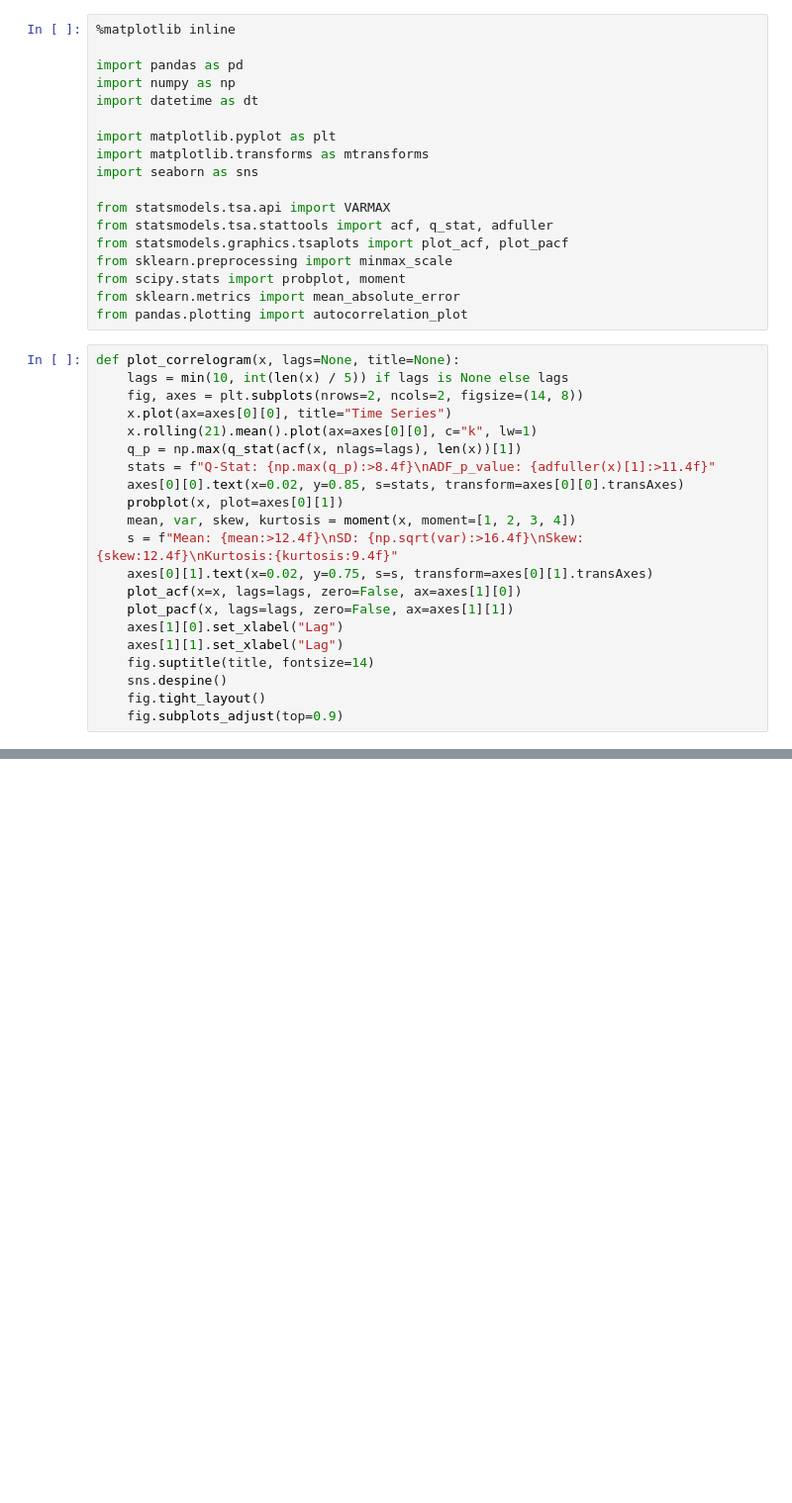
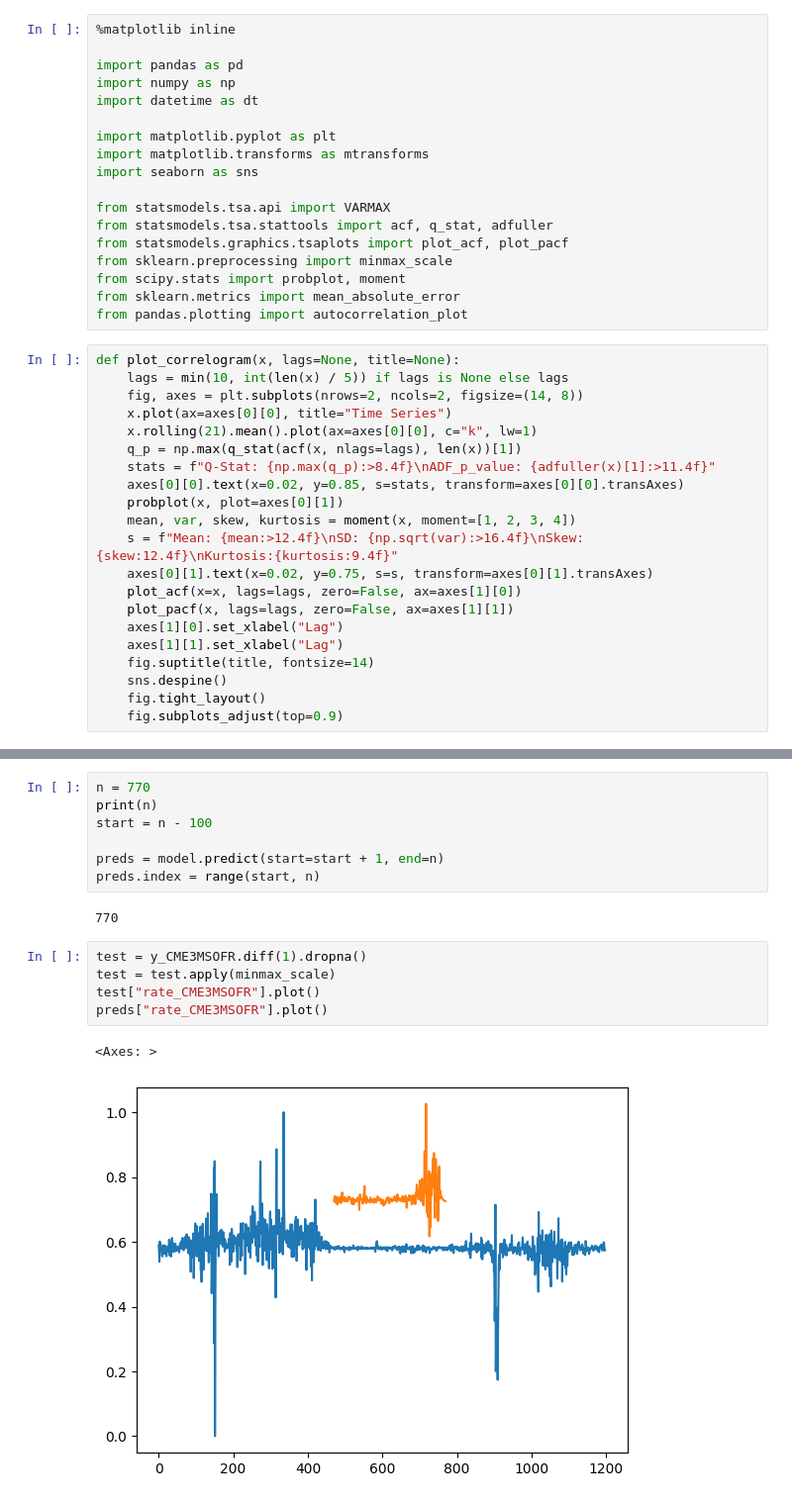
Before and after one commit to kilowiski/qf634_proj, a Jupyter notebook: code/634_jos.ipynb, the cells around one changed output, grey strips where cells are left out. Shown: that part at 99% size. Saved outputs shown, nothing was run; the diff lists cells and outputs as text; blank space fills up the shorter version.

```diff
--- a/code/634_jos.ipynb
+++ b/code/634_jos.ipynb
@@ -205,0 +327,17 @@ plt.plot(y_CME3MSOFR_transform["rate"])
+# %%
+n = 770
+print(n)
+start = n - 100
+
+preds = model.predict(start=start + 1, end=n)
+preds.index = range(start, n)
+# %% [output]
+770
+# %%
+test = y_CME3MSOFR.diff(1).dropna()
+test = test.apply(minmax_scale)
+test["rate_CME3MSOFR"].plot()
+preds["rate_CME3MSOFR"].plot()
+# %% [output]
+<Axes: >
+[figure, added]
```
Also changed, not shown: parts of 38 cells of this notebook.
